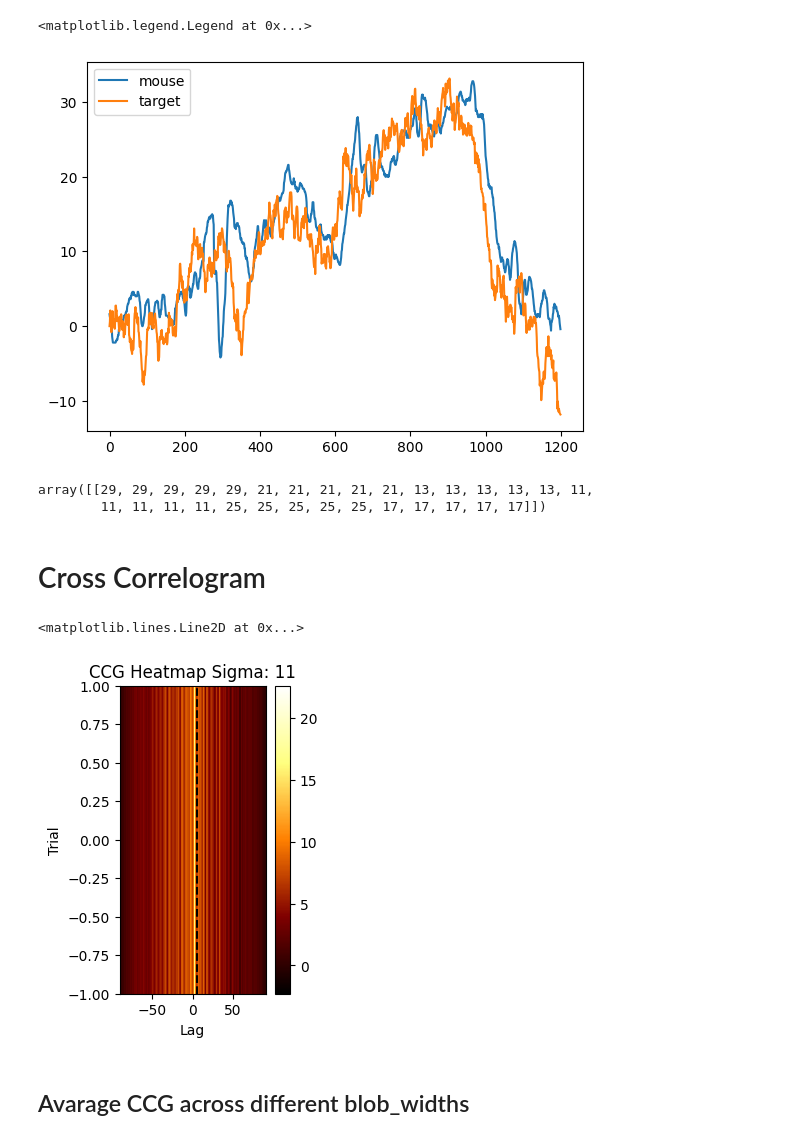
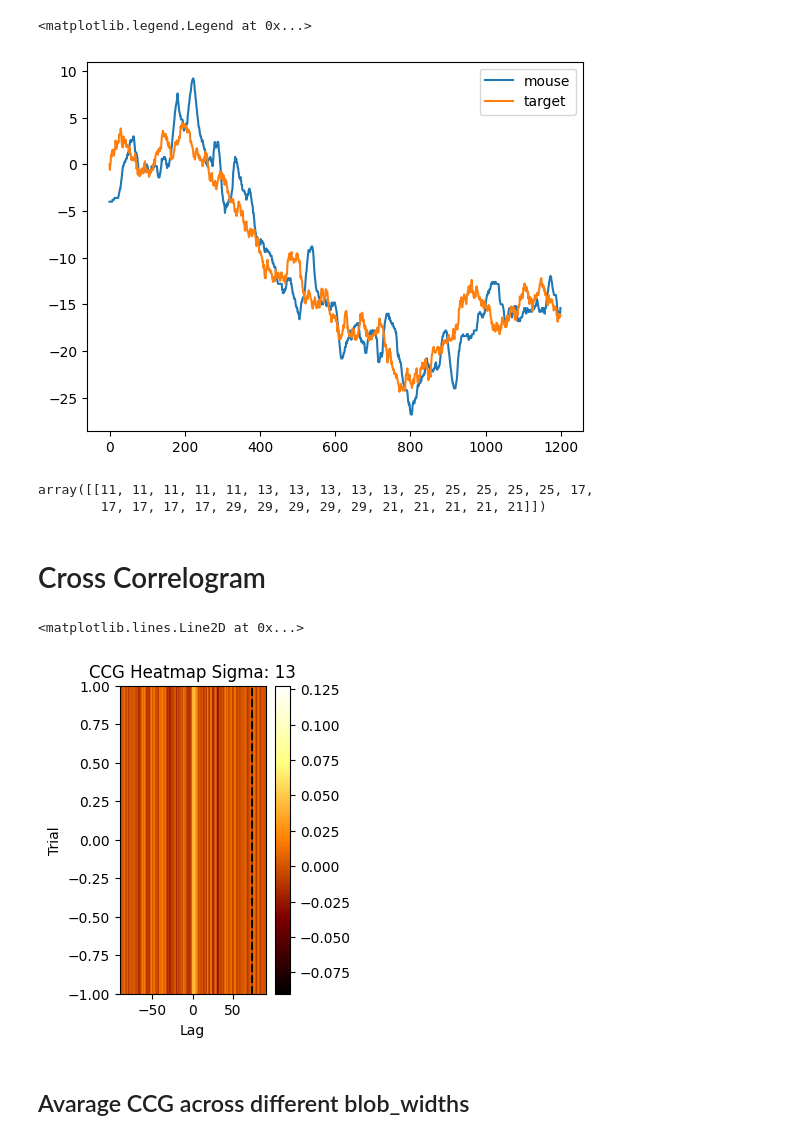
Before and after one commit to omeryildiran/Guido-Pascal-Omer-continuous-psychophysics, a Jupyter notebook: analysis_primier.ipynb, the cells around one changed output. Cells and saved outputs as stored; diff of their text form; code cells hidden in the pictures.

```diff
--- a/analysis_primier.ipynb
+++ b/analysis_primier.ipynb
@@ -8,8 +8,8 @@ import scipy.io
 # %%
 # load mat file
 import scipy.io as sio
-#mat_contents = sio.loadmat('data/omer_Pilot_continous_psych_2023-09-26_00h46.01.195.mat')
-mat_contents=sio.loadmat('data/092708_continous_psych_2023-10-13_13h45.08.071.mat')
+mat_contents = sio.loadmat('data/omer_Pilot_continous_psych_2023-09-26_00h46.01.195.mat')
+#mat_contents=sio.loadmat('data/092708_continous_psych_2023-10-13_13h45.08.071.mat')
 mat_contents.keys()
 sigma=mat_contents['sigma']
 target=mat_contents['target'] # velocity of target motion for 1200 frames (20 seconds) and 30 trials
@@ -117,51 +114,45 @@ plt.plot(mean_blob_xs[sigma_dict[selected_sigma]])
 plt.legend(['mouse','target'])
 # %% [output]
 <matplotlib.legend.Legend at 0x...>
-[figure, old version]
+[figure, new version]
 # %%
 sigma
 # %% [output]
-array([[29, 29, 29, 29, 29, 21, 21, 21, 21, 21, 13, 13, 13, 13, 13, 11,
-        11, 11, 11, 11, 25, 25, 25, 25, 25, 17, 17, 17, 17, 17]])
+array([[11, 11, 11, 11, 11, 13, 13, 13, 13, 13, 25, 25, 25, 25, 25, 17,
+        17, 17, 17, 17, 29, 29, 29, 29, 29, 21, 21, 21, 21, 21]])
 # %% [markdown]
 # Cross Correlogram
 # %%
-selected_sigma = 11
-trialNum=sigma_dict[selected_sigma]*5+0
+sigma_dict={11:0,13:1,17:2,21:3,25:4,29:5}
+selected_sigma=13
+selected_sigma_ind=sigma_dict[selected_sigma]
+
+tmp_trial=trialDictSorted[selected_sigma_ind*5+1][1]
+
 # Normalize the signals
 def min_max_normalizer(x):
     return ((x-x.min())/(x.max()-x.min()))*2-1
-X=min_max_normalizer(mouse_x_velocity[trialNum, :])
-Y=min_max_normalizer(blob_x_velocity[trialNum, :])
-
-ccg=  np.correlate(X, Y, 'full')
+X=min_max_normalizer(tmp_trial['mouse_x'])
+Y=min_max_normalizer(tmp_trial['blob_x'])
+ccg=  np.correlate(np.diff(X), np.diff(Y), 'full')
 lag_range = 90
 ccg_range = ccg[600 - lag_range : 601 + lag_range]
 # Create a time vector for the lag range
 time_vector = np.arange(-lag_range, lag_range + 1)
 # Create heatmap
 plt.figure(figsize=(8, 4))
 plt.subplot(1, 3, 1)
 plt.imshow([ccg], cmap='afmhot', aspect='auto', extent=[-lag_range, lag_range, -1, 1])
 plt.title('CCG Heatmap Sigma: '+ str(selected_sigma))
 plt.xlabel('Lag')
 plt.ylabel('Trial')
 plt.colorbar()
-
 # Trace peak
 peak_index = np.argmax(ccg_range) - lag_range
 plt.axvline(peak_index, color='black', linestyle='--')
-
-# Calculate and display average
-# average_corr = np.corrcoef(target[trialNum,:], response[trialNum,:])[0, 1]
-# plt.subplot(1, 3, 3)
-# plt.text(0.5, 0.5, f'Avg Corr: {average_corr:.2f}', ha='center', va='center', fontsize=12)
-# plt.title('Cross Correlation of ' + str(selected_sigma))
-# plt.axis('off')
-# plt.show()
 # %% [output]
 <matplotlib.lines.Line2D at 0x...>
-[figure, old version]
+[figure, new version]
 # %% [markdown]
 ## Avarage CCG across different blob_widths
 # %%
```
Also changed, not shown: parts of 19 cells of this notebook.
